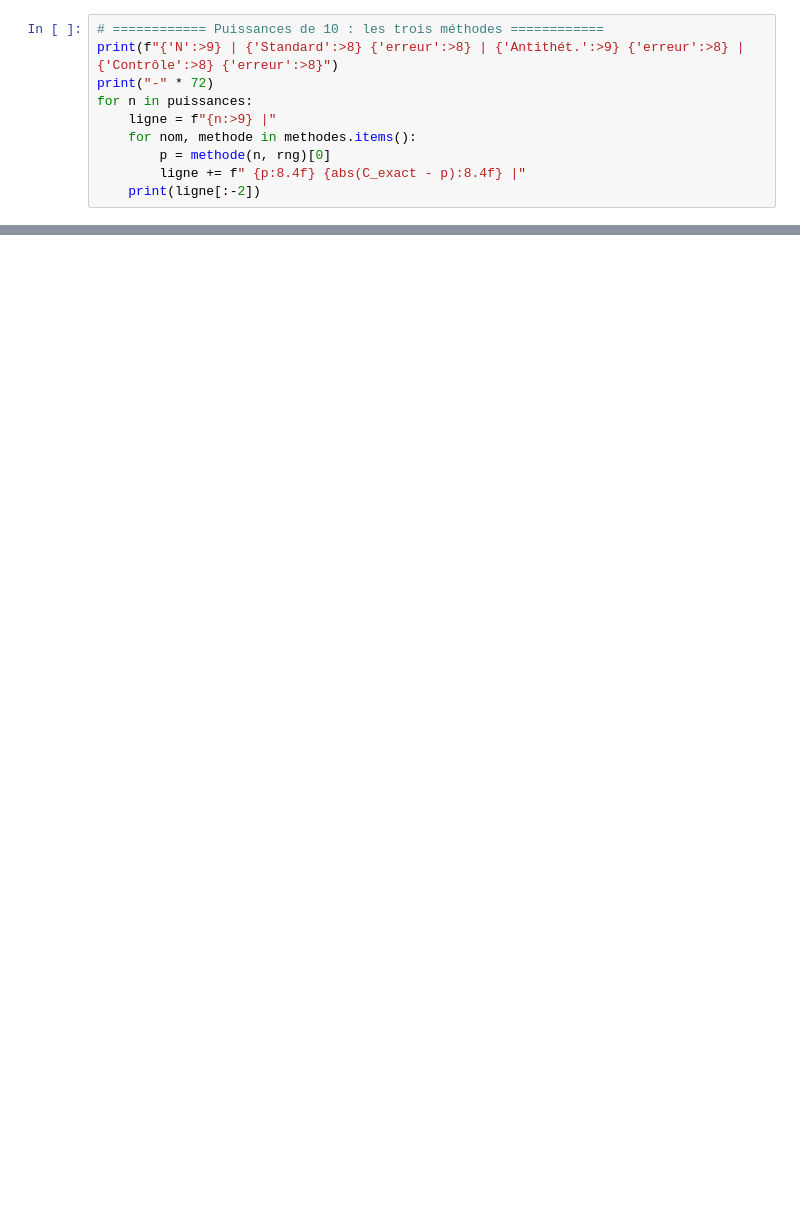
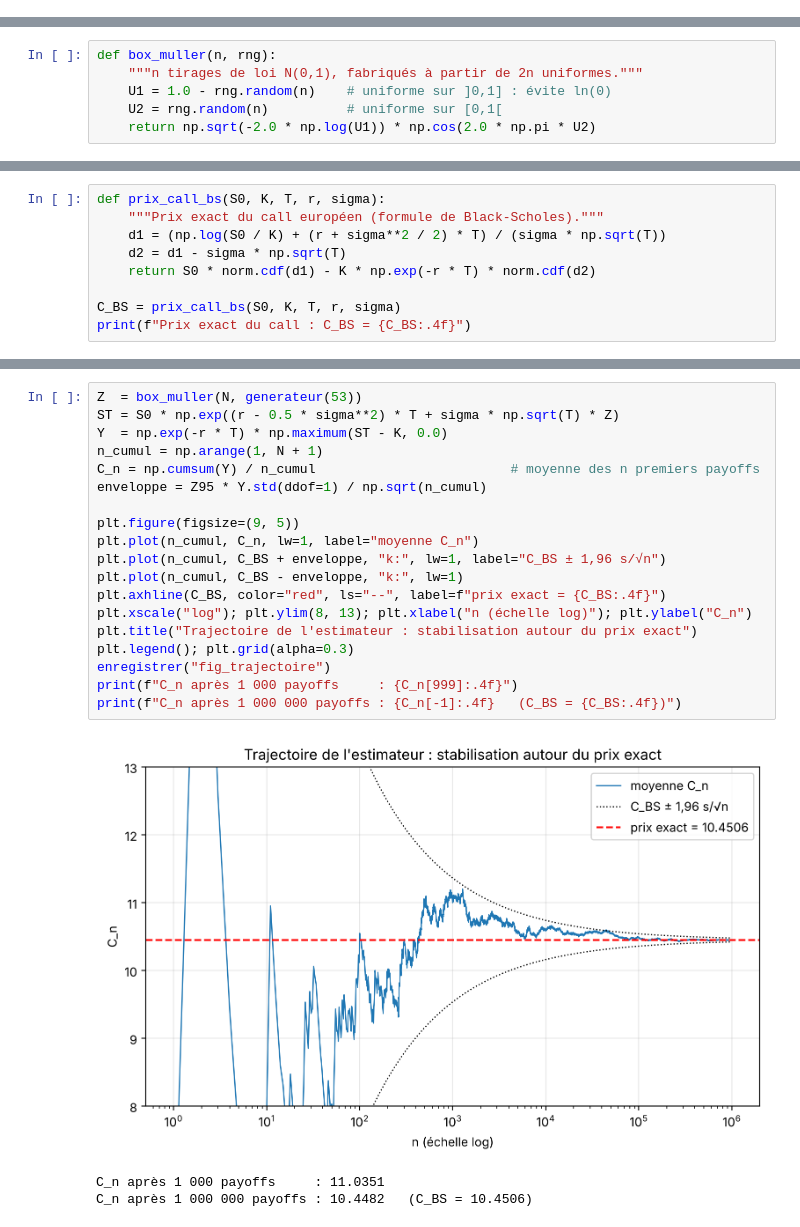
Before and after one commit to daliabidi03/Monte-Carlo, a Jupyter notebook: Projet_MonteCarlo_Call.ipynb, the cells around one changed output, grey strips where cells are left out. Saved outputs shown, nothing was run; the diff lists cells and outputs as text; blank space fills up the shorter version.

```diff
--- a/Projet_MonteCarlo_Call.ipynb
+++ b/Projet_MonteCarlo_Call.ipynb
@@ -329,10 +0,0 @@ On refait le calcul de la partie 4 ($N = 10, 100, \dots, 10^6$) avec les trois m
-# %%
-# ============ Puissances de 10 : les trois méthodes ============
-print(f"{'N':>9} | {'Standard':>8} {'erreur':>8} | {'Antithét.':>9} {'erreur':>8} | {'Contrôle':>8} {'erreur':>8}")
-print("-" * 72)
-for n in puissances:
-    ligne = f"{n:>9} |"
-    for nom, methode in methodes.items():
-        p = methode(n, rng)[0]
-        ligne += f" {p:8.4f} {abs(C_exact - p):8.4f} |"
-    print(ligne[:-2])
@@ -415,0 +79,6 @@ plt.show()
+# %%
+def box_muller(n, rng):
+    """n tirages de loi N(0,1), fabriqués à partir de 2n uniformes."""
+    U1 = 1.0 - rng.random(n)    # uniforme sur ]0,1] : évite ln(0)
+    U2 = rng.random(n)          # uniforme sur [0,1[
+    return np.sqrt(-2.0 * np.log(U1)) * np.cos(2.0 * np.pi * U2)
@@ -415,0 +126,9 @@ plt.show()
+# %%
+def prix_call_bs(S0, K, T, r, sigma):
+    """Prix exact du call européen (formule de Black-Scholes)."""
+    d1 = (np.log(S0 / K) + (r + sigma**2 / 2) * T) / (sigma * np.sqrt(T))
+    d2 = d1 - sigma * np.sqrt(T)
+    return S0 * norm.cdf(d1) - K * np.exp(-r * T) * norm.cdf(d2)
+
+C_BS = prix_call_bs(S0, K, T, r, sigma)
+print(f"Prix exact du call : C_BS = {C_BS:.4f}")
@@ -415,0 +273,23 @@ plt.show()
+# %%
+Z  = box_muller(N, generateur(53))
+ST = S0 * np.exp((r - 0.5 * sigma**2) * T + sigma * np.sqrt(T) * Z)
+Y  = np.exp(-r * T) * np.maximum(ST - K, 0.0)
+n_cumul = np.arange(1, N + 1)
+C_n = np.cumsum(Y) / n_cumul                         # moyenne des n premiers payoffs
+enveloppe = Z95 * Y.std(ddof=1) / np.sqrt(n_cumul)
+
+plt.figure(figsize=(9, 5))
+plt.plot(n_cumul, C_n, lw=1, label="moyenne C_n")
+plt.plot(n_cumul, C_BS + enveloppe, "k:", lw=1, label="C_BS ± 1,96 s/√n")
+plt.plot(n_cumul, C_BS - enveloppe, "k:", lw=1)
+plt.axhline(C_BS, color="red", ls="--", label=f"prix exact = {C_BS:.4f}")
+plt.xscale("log"); plt.ylim(8, 13); plt.xlabel("n (échelle log)"); plt.ylabel("C_n")
+plt.title("Trajectoire de l'estimateur : stabilisation autour du prix exact")
+plt.legend(); plt.grid(alpha=0.3)
+enregistrer("fig_trajectoire")
+print(f"C_n après 1 000 payoffs     : {C_n[999]:.4f}")
+print(f"C_n après 1 000 000 payoffs : {C_n[-1]:.4f}   (C_BS = {C_BS:.4f})")
+# %% [output]
+[figure, added]
+C_n après 1 000 payoffs     : 11.0351
+C_n après 1 000 000 payoffs : 10.4482   (C_BS = 10.4506)
```
Also changed, not shown: parts of 84 cells of this notebook, 31 other files.
